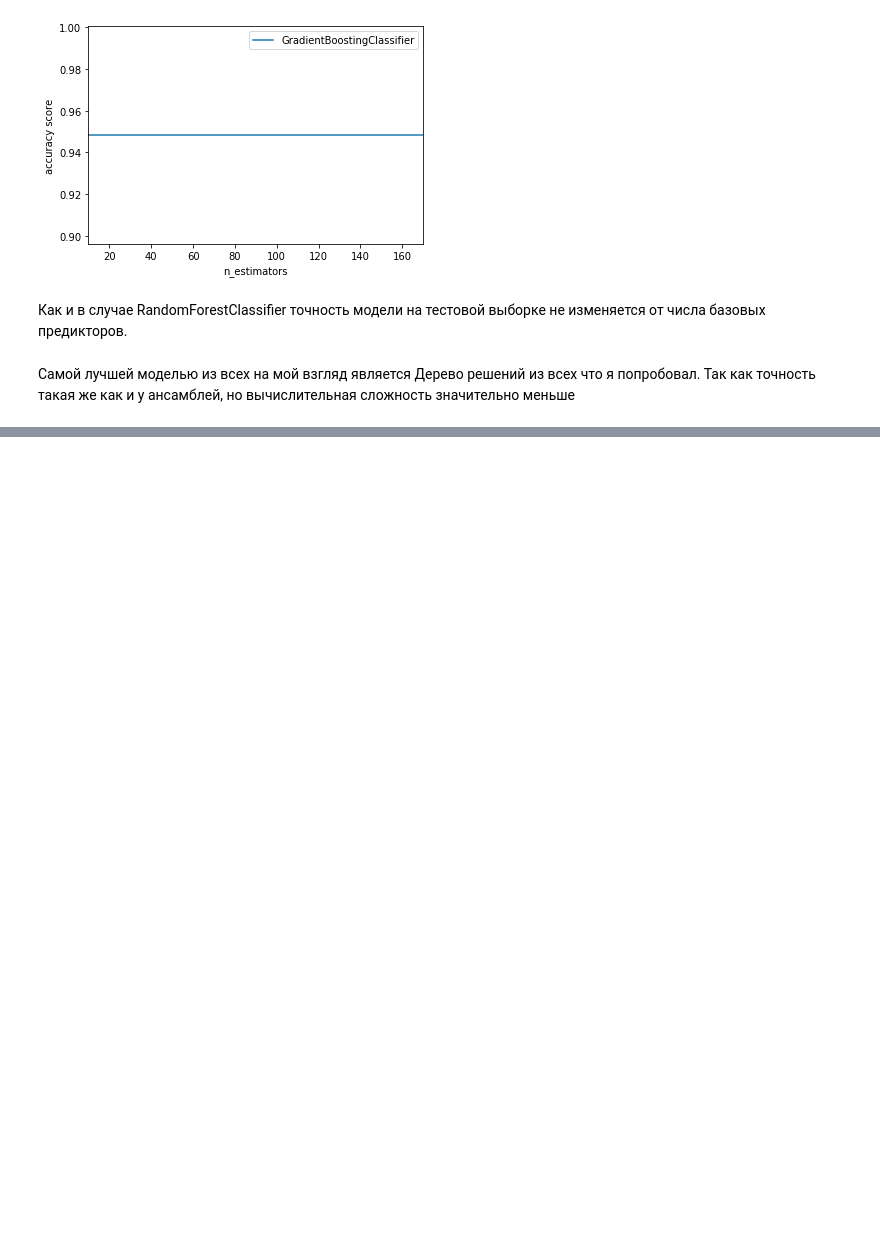
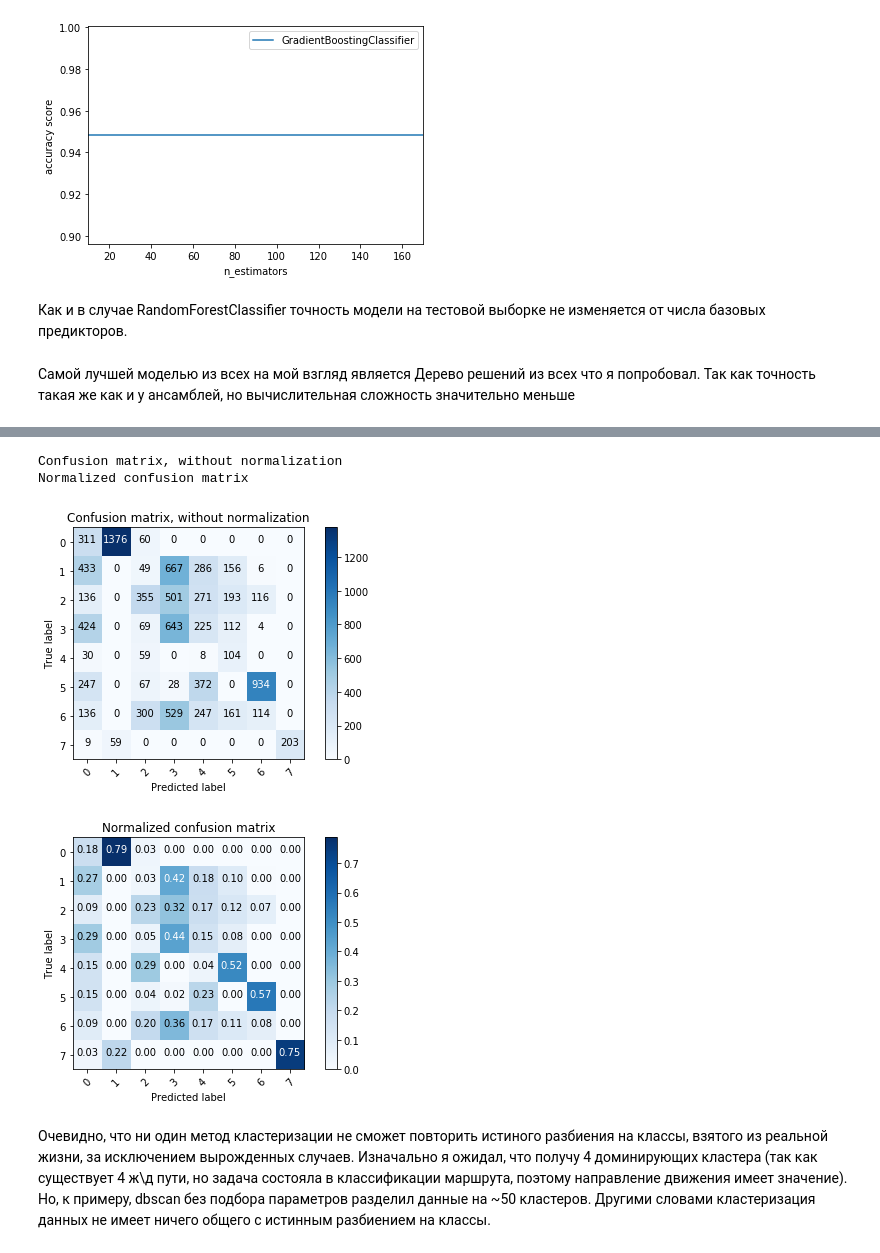
Before and after one commit to Northengard/HSE_ML_COURSE, a Jupyter notebook: spanish-high-speed-rail-tickets-pricing.ipynb, the cells around one changed output, grey strips where cells are left out. Drawn from its saved outputs; the diff is of its cells as text; code cells hidden in the pictures; blank space fills up the shorter version.

```diff
--- a/spanish-high-speed-rail-tickets-pricing.ipynb
+++ b/spanish-high-speed-rail-tickets-pricing.ipynb
@@ -1283,0 +1350,17 @@ plt.show()
+# %%
+классаcnf_matrix = confusion_matrix(testY[:10000], agg_cl_pred)
+np.set_printoptions(precision=2)
+plt.figure()
+plot_confusion_matrix(cnf_matrix, classes=list(range(8)),
+                      title='Confusion matrix, without normalization')
+plt.figure()
+plot_confusion_matrix(cnf_matrix, classes=list(range(8)), normalize=True,
+                      title='Normalized confusion matrix')
+plt.show()
+# %% [output]
+Confusion matrix, without normalization
+Normalized confusion matrix
+[figure, added]
+[figure, added]
+# %% [markdown]
+Очевидно, что ни один метод кластеризации не сможет повторить истиного разбиения на классы, взятого из реальной жизни, за исключением вырожденных случаев. Изначально я ожидал, что получу 4 доминирующих кластера (так как существует 4 ж\д пути, но задача состояла в классификации маршрута, поэтому направление движения имеет значение). Но, к примеру, dbscan без подбора параметров разделил данные на ~50 кластеров. Другими словами кластеризация данных не имеет ничего общего с истинным разбиением на классы.
```
Also changed, not shown: parts of 13 cells of this notebook.
